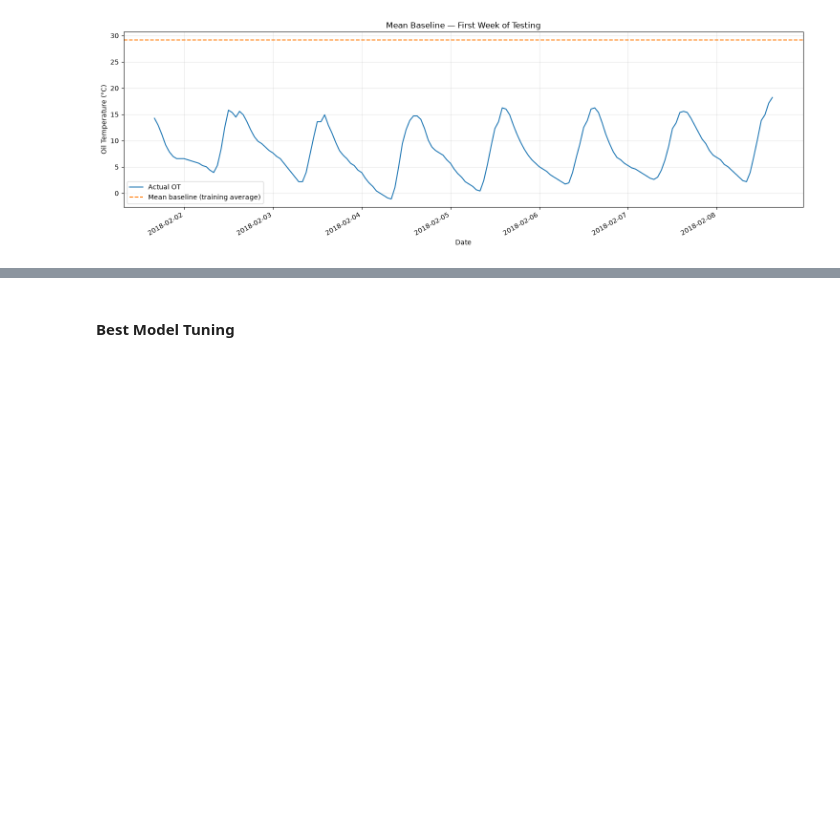
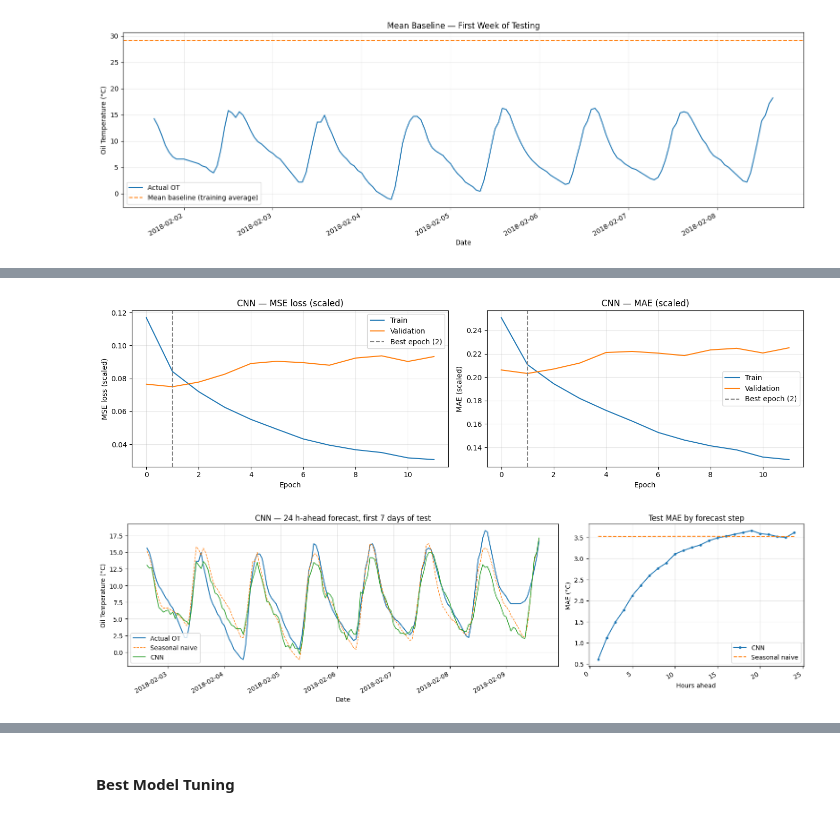
Before and after one commit to janwod/TransformerTempTracker, a Jupyter notebook: AISE4010_Project_Group07.ipynb, the cells around one changed output, grey strips where cells are left out. Drawn from its saved outputs; the diff is of its cells as text; code cells hidden in the pictures; blank space fills up the shorter version.

```diff
--- a/AISE4010_Project_Group07.ipynb
+++ b/AISE4010_Project_Group07.ipynb
@@ -375,0 +625,25 @@ Testing      9.0242  11.1410
+# %%
+def build_cnn(filters=32, kernel_size=5, n_blocks=2, dropout=0.2, dense_units=64):
+    inputs = keras.Input(shape=(LOOKBACK, N_FEATURES))
+    x, last_ot = normalize_window(inputs)
+    for i in range(n_blocks):
+        x = layers.Conv1D(filters * 2 ** i, kernel_size, padding='causal', activation='relu')(x)
+        x = layers.MaxPooling1D(pool_size=2)(x)
+    x = layers.Flatten()(x)
+    x = layers.Dense(dense_units, activation='relu')(x)
+    x = layers.Dropout(dropout)(x)
+    delta = layers.Dense(HORIZON)(x)            # predicted change from the last OT
+    outputs = delta + last_ot
+    return keras.Model(inputs, outputs, name='CNN')
+
+CNN_CONFIG = {'filters': 32, 'kernel_size': 5, 'n_blocks': 2, 'dropout': 0.2,
+              'lr': 1e-3, 'batch_size': 64}
+
+cnn, cnn_hist, cnn_time = fit_model(build_cnn, **CNN_CONFIG)
+cnn.summary()
+
+cnn_val_pred, cnn_test_pred = evaluate_model('CNN', cnn, cnn_hist, cnn_time)
+cnn_epochs = len(cnn_hist.history['loss'])
+cnn_best = int(np.argmin(cnn_hist.history['val_loss'])) + 1
+print(f'CNN: {cnn_epochs} epochs (best {cnn_best}), {cnn_time:.1f} s')
+display(comparison_table())
@@ -375,0 +680,7 @@ Testing      9.0242  11.1410
+# %%
+# CNN learning curves and test forecasts.
+plot_learning_curves(cnn_hist, 'CNN')
+plot_forecasts(cnn_test_pred, 'CNN')
+# %% [output]
+[figure, added]
+[figure, added]
```
Also changed, not shown: parts of 13 cells of this notebook.
